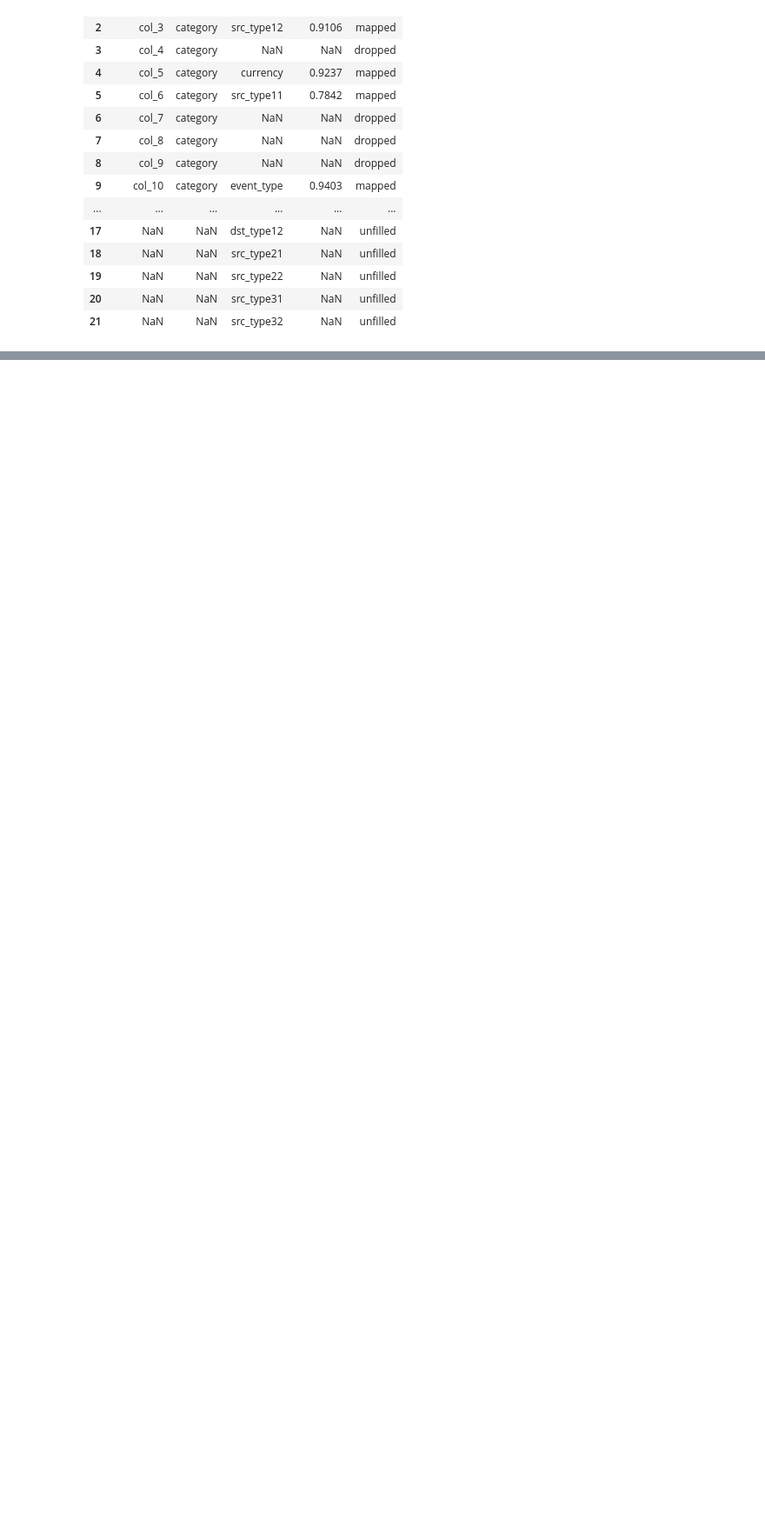
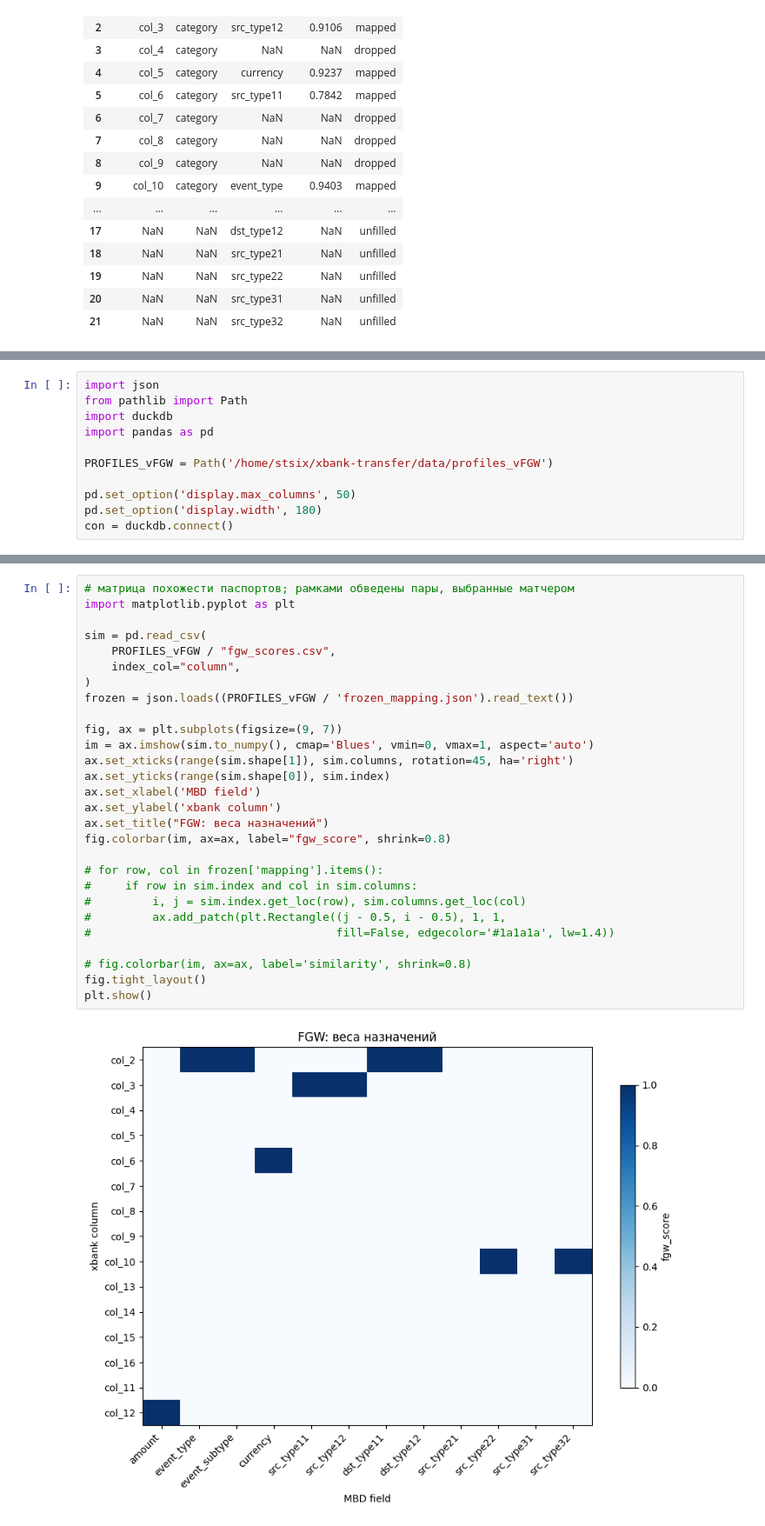
Before and after one commit to DariaTan/xbank-transfer, a Jupyter notebook: src/cross_schema/results.ipynb, the cells around one changed output, grey strips where cells are left out. Shown at 87% size. Saved outputs shown, nothing was run; the diff lists cells and outputs as text; blank space fills up the shorter version.

```diff
--- a/src/cross_schema/results.ipynb
+++ b/src/cross_schema/results.ipynb
@@ -271,0 +438,11 @@ matcher:      hungarian | cutoff 0.3
+# %%
+import json
+from pathlib import Path
+import duckdb
+import pandas as pd
+
+PROFILES_vFGW = Path('/home/stsix/xbank-transfer/data/profiles_vFGW')
+
+pd.set_option('display.max_columns', 50)
+pd.set_option('display.width', 180)
+con = duckdb.connect()
@@ -271,0 +484,30 @@ matcher:      hungarian | cutoff 0.3
+# %%
+# матрица похожести паспортов; рамками обведены пары, выбранные матчером
+import matplotlib.pyplot as plt
+
+sim = pd.read_csv(
+    PROFILES_vFGW / "fgw_scores.csv",
+    index_col="column",
+)
+frozen = json.loads((PROFILES_vFGW / 'frozen_mapping.json').read_text())
+
+fig, ax = plt.subplots(figsize=(9, 7))
+im = ax.imshow(sim.to_numpy(), cmap='Blues', vmin=0, vmax=1, aspect='auto')
+ax.set_xticks(range(sim.shape[1]), sim.columns, rotation=45, ha='right')
+ax.set_yticks(range(sim.shape[0]), sim.index)
+ax.set_xlabel('MBD field')
+ax.set_ylabel('xbank column')
+ax.set_title("FGW: веса назначений")
+fig.colorbar(im, ax=ax, label="fgw_score", shrink=0.8)
+
+# for row, col in frozen['mapping'].items():
+#     if row in sim.index and col in sim.columns:
+#         i, j = sim.index.get_loc(row), sim.columns.get_loc(col)
+#         ax.add_patch(plt.Rectangle((j - 0.5, i - 0.5), 1, 1,
+#                                    fill=False, edgecolor='#1a1a1a', lw=1.4))
+
+# fig.colorbar(im, ax=ax, label='similarity', shrink=0.8)
+fig.tight_layout()
+plt.show()
+# %% [output]
+[figure, added]
```
Also changed, not shown: parts of 19 cells of this notebook, 7 other files.
